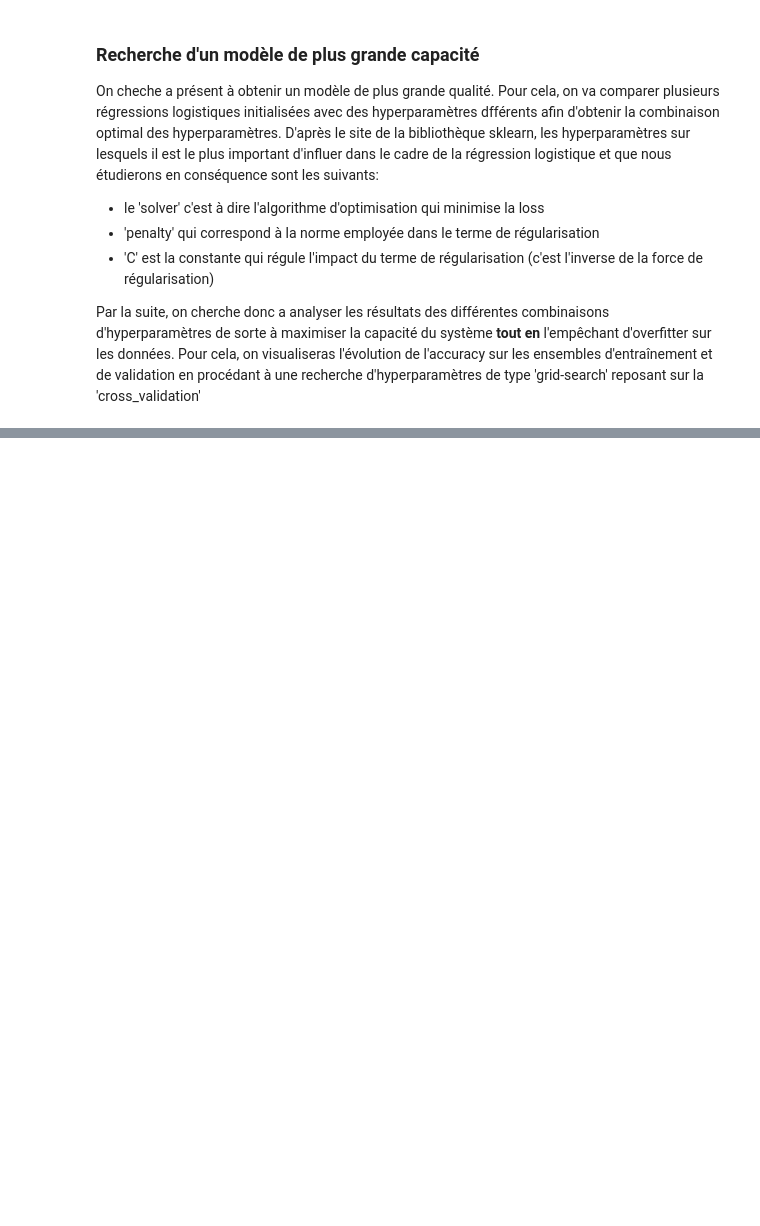
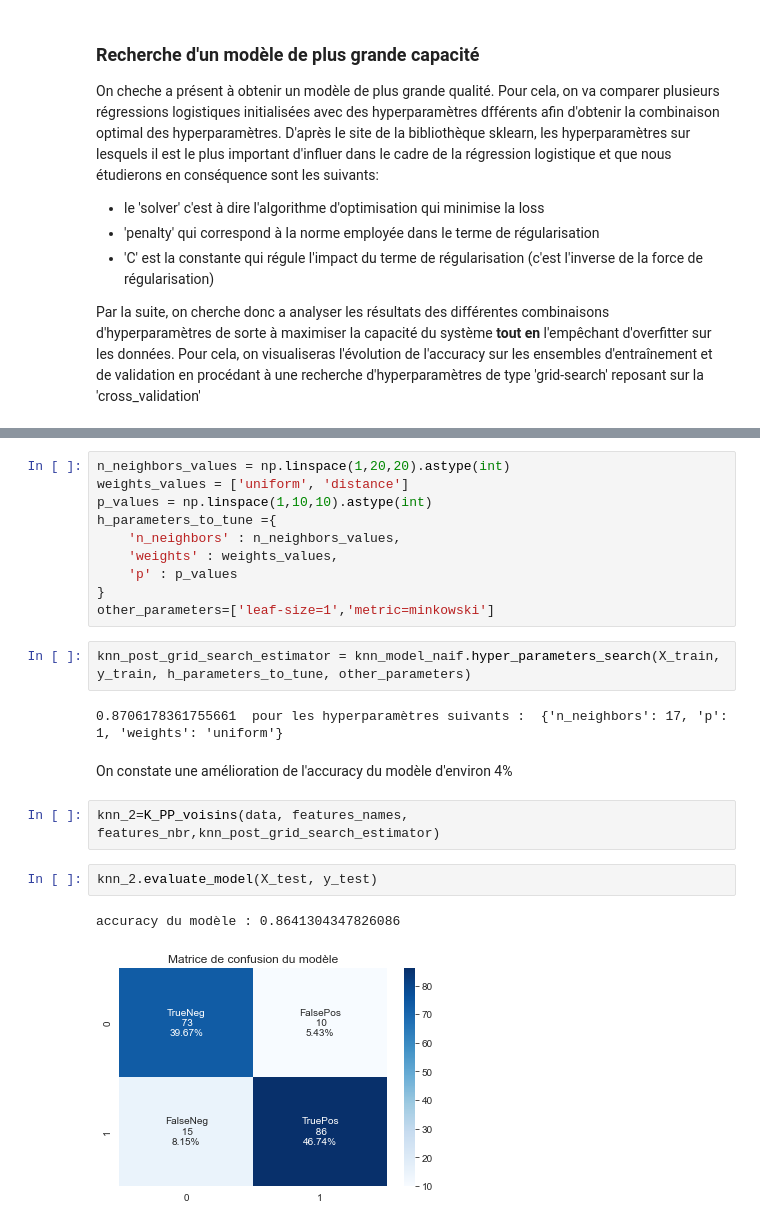
Before and after one commit to MorganChabaudENSSAT/projet_ift712, a Jupyter notebook: Projet IFT712.ipynb, the cells around one changed output, grey strips where cells are left out. Saved outputs shown, nothing was run; the diff lists cells and outputs as text; blank space fills up the shorter version.

```diff
--- a/Projet IFT712.ipynb
+++ b/Projet IFT712.ipynb
@@ -219,0 +318,23 @@ best_reg_log.score(X_test, y_test) #Performance du modèle en vrai
+# %%
+n_neighbors_values = np.linspace(1,20,20).astype(int)
+weights_values = ['uniform', 'distance']
+p_values = np.linspace(1,10,10).astype(int)
+h_parameters_to_tune ={
+    'n_neighbors' : n_neighbors_values,
+    'weights' : weights_values,
+    'p' : p_values
+}
+other_parameters=['leaf-size=1','metric=minkowski']
+# %%
+knn_post_grid_search_estimator = knn_model_naif.hyper_parameters_search(X_train, y_train, h_parameters_to_tune, other_parameters)
+# %% [output]
+0.8706178361755661  pour les hyperparamètres suivants :  {'n_neighbors': 17, 'p': 1, 'weights': 'uniform'}
+# %% [markdown]
+On constate une amélioration de l'accuracy du modèle d'environ 4%
+# %%
+knn_2=K_PP_voisins(data, features_names, features_nbr,knn_post_grid_search_estimator)
+# %%
+knn_2.evaluate_model(X_test, y_test)
+# %% [output]
+accuracy du modèle : 0.8641304347826086
+[figure, added]
```
Also changed, not shown: parts of 41 cells of this notebook, 1 other file.
